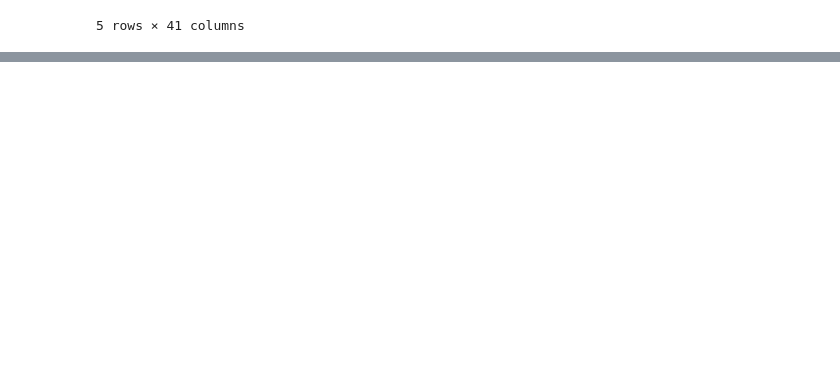
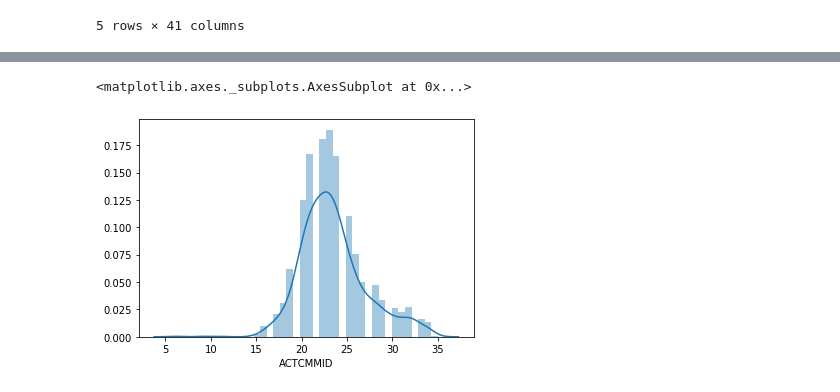
Before and after one commit to YJDave/cs418-s20-cs418_spring20_mighty_python, a Jupyter notebook: sean-visualization.ipynb, the cells around one changed output, grey strips where cells are left out. Saved outputs shown, nothing was run; the diff lists cells and outputs as text; code cells hidden in the pictures; blank space fills up the shorter version.

Commit message:
Added act and avg debt repayment visualizations

```diff
--- a/sean-visualization.ipynb
+++ b/sean-visualization.ipynb
@@ -3,5 +7,5 @@ import pandas as pd
 # %%
-college_data = pd.read_csv('CollegeScorecard_Raw_Data/MERGED2017_18_PP.csv')
+college_data = pd.read_csv('CollegeScorecard_Raw_Data/MERGED2017_18_PP.csv', low_memory = False)
 college_data.head()
 # %% [output]
 |  | UNITID | OPEID | OPEID6 | INSTNM | CITY | STABBR | ZIP | ACCREDAGENCY | INSTURL | NPCURL | ... |
@@ -132,0 +119,8 @@ dtype: float64
+# %%
+college_data['GRAD_DEBT_MDN10YR_SUPP'] = college_data['GRAD_DEBT_MDN10YR_SUPP'].replace(to_replace = 'PrivacySuppressed', value = np.nan)
+college_data = college_data.dropna(subset=['GRAD_DEBT_MDN10YR_SUPP', 'ACTCMMID']) # Get rid of nan values if either in graduate debt median for 10 years, or cumulative act score
+print("Mean median ACT Score: ", college_data['ACTCMMID'].mean())
+print("Max median ACT Score: ", college_data['ACTCMMID'].max())
+print("Min median ACT Score: ", college_data['ACTCMMID'].min())
+
+college_data[['INSTNM','GRAD_DEBT_MDN10YR_SUPP', 'ACTCMMID']]
@@ -132,0 +144,6 @@ dtype: float64
+# %%
+# ACT Score
+sns.distplot(college_data['ACTCMMID'])
+# %% [output]
+<matplotlib.axes._subplots.AxesSubplot at 0x...>
+[figure, added]
```
Also changed, not shown: parts of 6 cells of this notebook.
